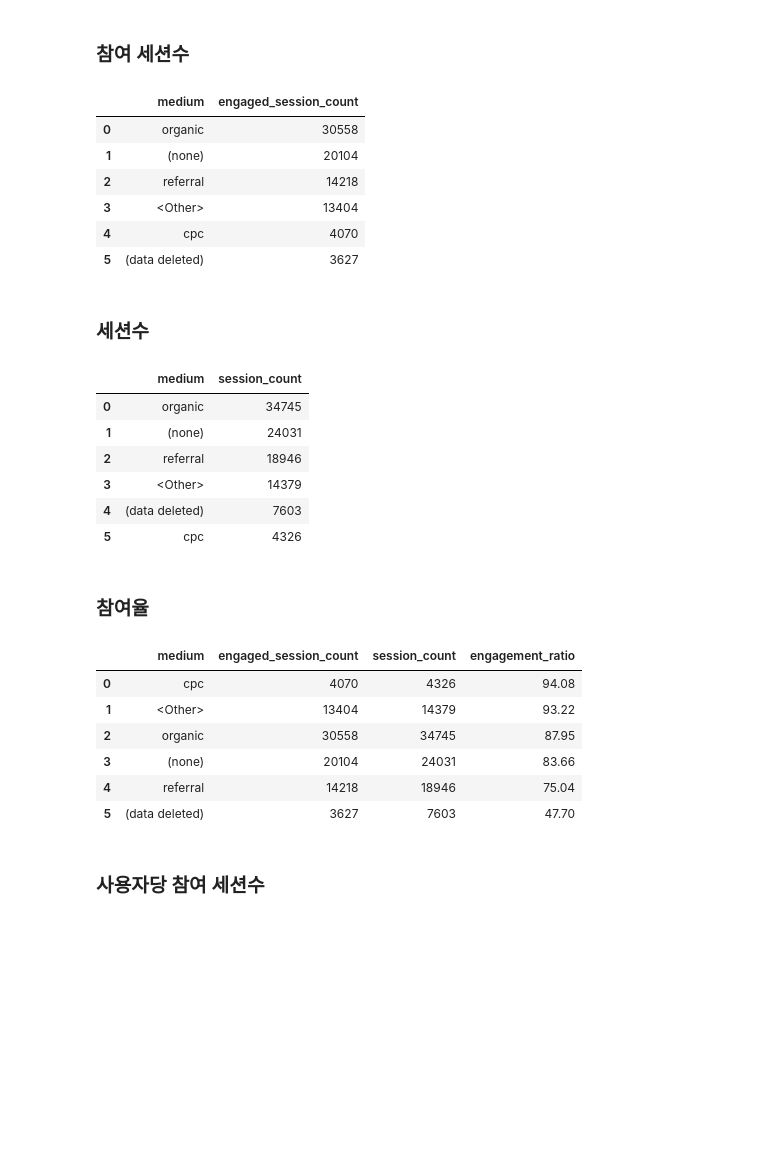
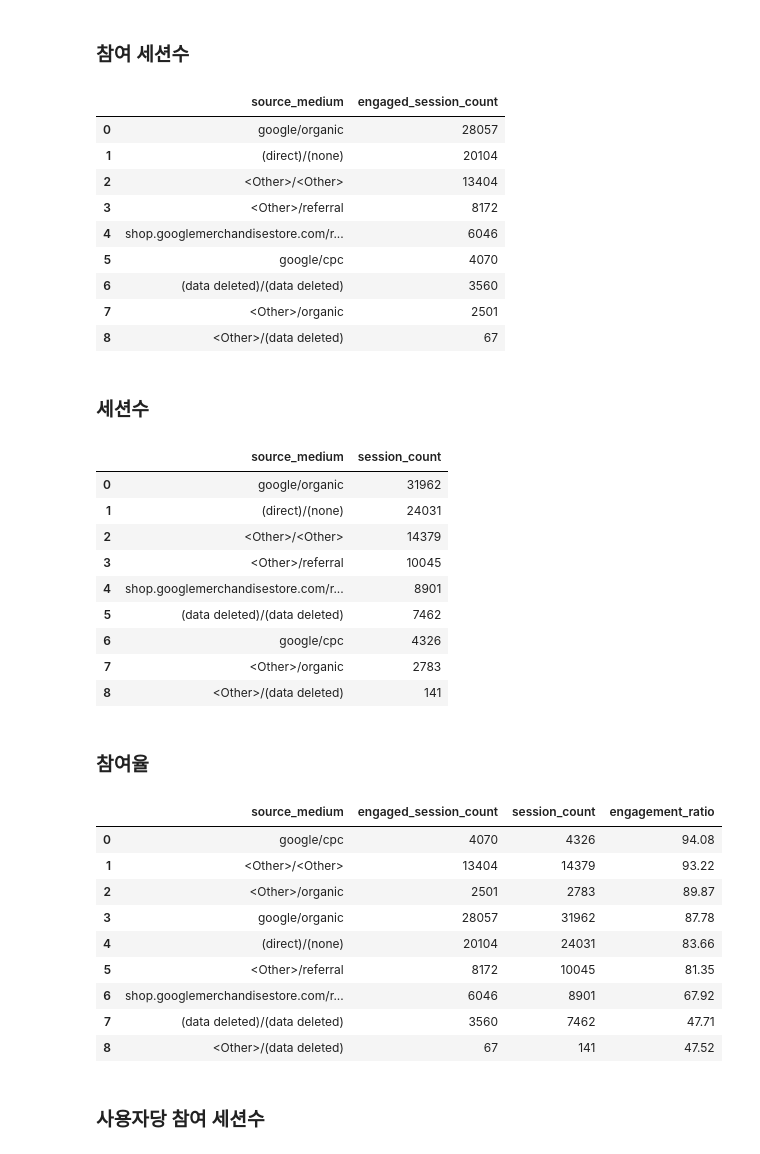
Before and after one commit to wbin0718/google_analytics_dashboard, a Jupyter notebook: google_analytics_dashboard_5.ipynb, the cells around one changed output. Drawn from its saved outputs; the diff is of its cells as text; code cells hidden in the pictures; blank space fills up the shorter version.

Commit message:
docs: update google_analytics_dashboard_5 file

```diff
--- a/google_analytics_dashboard_5.ipynb
+++ b/google_analytics_dashboard_5.ipynb
@@ -84,85 +86,94 @@ df
 # %%
 sql = """
 SELECT
-  traffic_source.medium,
+  CONCAT(traffic_source.source,"/",traffic_source.medium) AS source_medium,
   COUNT(DISTINCT CONCAT(user_pseudo_id, (SELECT value.int_value FROM UNNEST(event_params) WHERE key = "ga_session_id"))) AS engaged_session_count
 FROM `bigquery-public-data.ga4_obfuscated_sample_ecommerce.events_*`
 WHERE _table_suffix BETWEEN "20201110" AND "20201206"
 AND (SELECT value.int_value FROM UNNEST(event_params) WHERE key = "session_engaged") = 1
-GROUP BY traffic_source.medium
+GROUP BY source_medium
 ORDER BY engaged_session_count DESC"""
 
 df = sql_to_dataframe(sql)
 df
 # %% [output]
-|  | medium | engaged_session_count |
-| 0 | organic | 30558 |
-| 1 | (none) | 20104 |
-| 2 | referral | 14218 |
-| 3 | <Other> | 13404 |
-| 4 | cpc | 4070 |
-| 5 | (data deleted) | 3627 |
+|  | source_medium | engaged_session_count |
+| 0 | google/organic | 28057 |
+| 1 | (direct)/(none) | 20104 |
+| 2 | <Other>/<Other> | 13404 |
+| 3 | <Other>/referral | 8172 |
+| 4 | shop.googlemerchandisestore.com/r... | 6046 |
+| 5 | google/cpc | 4070 |
+| 6 | (data deleted)/(data deleted) | 3560 |
+| 7 | <Other>/organic | 2501 |
+| 8 | <Other>/(data deleted) | 67 |
 # %% [markdown]
 ### 세션수
 # %%
 sql = """
 SELECT
-  traffic_source.medium,
+  CONCAT(traffic_source.source,"/",traffic_source.medium) AS source_medium,
   COUNT(DISTINCT CONCAT(user_pseudo_id, (SELECT value.int_value FROM UNNEST(event_params) WHERE key = "ga_session_id"))) AS session_count
 FROM `bigquery-public-data.ga4_obfuscated_sample_ecommerce.events_*`
 WHERE _table_suffix BETWEEN "20201110" AND "20201206"
-GROUP BY traffic_source.medium
+GROUP BY source_medium
 ORDER BY session_count DESC"""
 
 df = sql_to_dataframe(sql)
 df
 # %% [output]
-|  | medium | session_count |
-| 0 | organic | 34745 |
-| 1 | (none) | 24031 |
-| 2 | referral | 18946 |
-| 3 | <Other> | 14379 |
-| 4 | (data deleted) | 7603 |
-| 5 | cpc | 4326 |
+|  | source_medium | session_count |
+| 0 | google/organic | 31962 |
+| 1 | (direct)/(none) | 24031 |
+| 2 | <Other>/<Other> | 14379 |
+| 3 | <Other>/referral | 10045 |
+| 4 | shop.googlemerchandisestore.com/r... | 8901 |
+| 5 | (data deleted)/(data deleted) | 7462 |
+| 6 | google/cpc | 4326 |
+| 7 | <Other>/organic | 2783 |
+| 8 | <Other>/(data deleted) | 141 |
 # %% [markdown]
 ### 참여율
 # %%
 sql = """
 SELECT
-  engaged_session.medium,
+  engaged_session.source_medium,
   engaged_session.engaged_session_count,
   session.session_count,
   ROUND(engaged_session.engaged_session_count / session.session_count * 100,2) AS engagement_ratio
 FROM(
   SELECT
-    traffic_source.medium,
+    CONCAT(traffic_source.source,"/",traffic_source.medium) AS source_medium,
     COUNT(DISTINCT CONCAT(user_pseudo_id, (SELECT value.int_value FROM UNNEST(event_params) WHERE key = "ga_session_id"))) AS engaged_session_count
   FROM `bigquery-public-data.ga4_obfuscated_sample_ecommerce.events_*`
   WHERE _table_suffix BETWEEN "20201110" AND "20201206"
   AND (SELECT value.int_value FROM UNNEST(event_params) WHERE key = "session_engaged") = 1
-  GROUP BY traffic_source.medium
+  GROUP BY source_medium
     ) engaged_session
 LEFT JOIN(
   SELECT
-    traffic_source.medium,
+    CONCAT(traffic_source.source,"/",traffic_source.medium) AS source_medium,
     COUNT(DISTINCT CONCAT(user_pseudo_id, (SELECT value.int_value FROM UNNEST(event_params) WHERE key = "ga_session_id"))) AS session_count
   FROM `bigquery-public-data.ga4_obfuscated_sample_ecommerce.events_*`
   WHERE _table_suffix BETWEEN "20201110" AND "20201206"
-  GROUP BY traffic_source.medium
+  GROUP BY source_medium
         ) session
-ON engaged_session.medium = session.medium
+ON engaged_session.source_medium = session.source_medium
 ORDER BY engagement_ratio DESC"""
 
 df = sql_to_dataframe(sql)
 df
 # %% [output]
-|  | medium | engaged_session_count | session_count | engagement_ratio |
-| 0 | cpc | 4070 | 4326 | 94.08 |
-| 1 | <Other> | 13404 | 14379 | 93.22 |
-| 2 | organic | 30558 | 34745 | 87.95 |
-| 3 | (none) | 20104 | 24031 | 83.66 |
-| 4 | referral | 14218 | 18946 | 75.04 |
-| 5 | (data deleted) | 3627 | 7603 | 47.70 |
+|  | source_medium | engaged_session_count | session_count | engagement_ratio |
+| 0 | google/cpc | 4070 | 4326 | 94.08 |
+| 1 | <Other>/<Other> | 13404 | 14379 | 93.22 |
+| 2 | <Other>/organic | 2501 | 2783 | 89.87 |
+| 3 | google/organic | 28057 | 31962 | 87.78 |
+| 4 | (direct)/(none) | 20104 | 24031 | 83.66 |
+| 5 | <Other>/referral | 8172 | 10045 | 81.35 |
+| 6 | shop.googlemerchandisestore.com/r... | 6046 | 8901 | 67.92 |
+| 7 | (data deleted)/(data deleted) | 3560 | 7462 | 47.71 |
+| 8 | <Other>/(data deleted) | 67 | 141 | 47.52 |
 # %% [markdown]
 ### 사용자당 참여 세션수
 # %%
```
Also changed, not shown: parts of 6 cells of this notebook.
